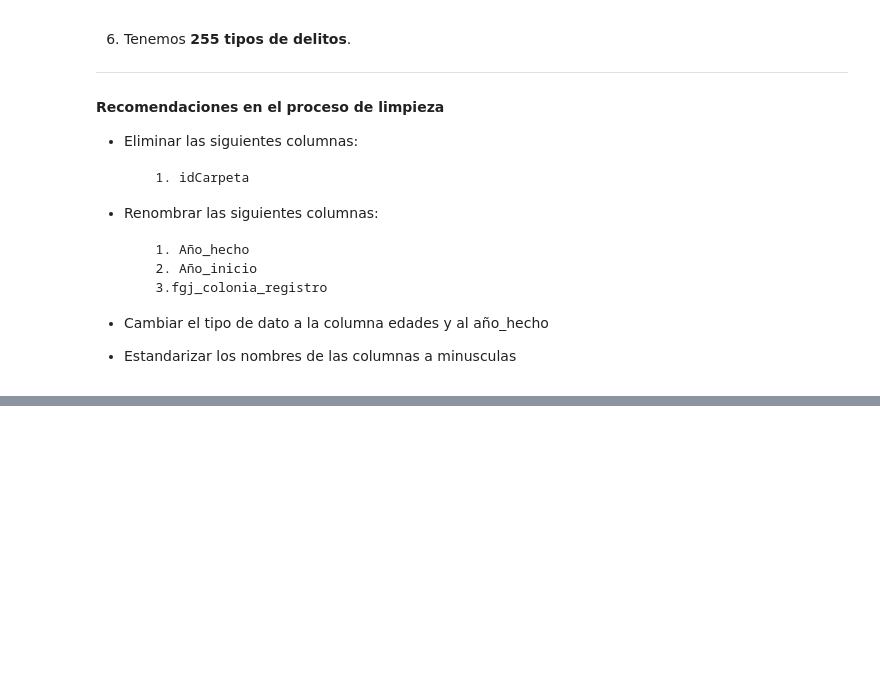
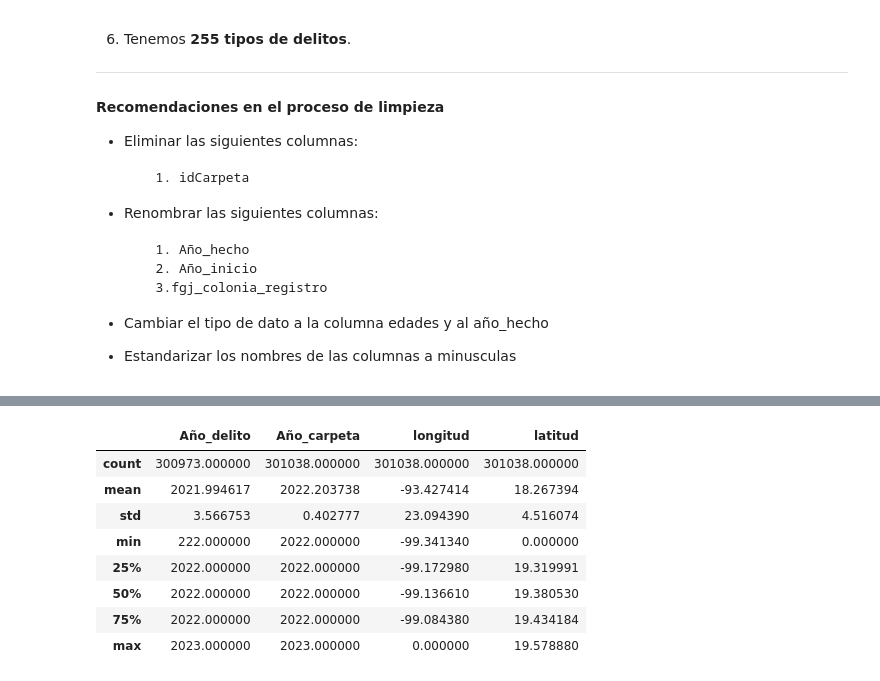
Before and after one commit to porto-o/analisis_carpetas_investigacion, a Jupyter notebook: analisis_2023.ipynb, the cells around one changed output, grey strips where cells are left out. Cells and saved outputs as stored; diff of their text form; code cells hidden in the pictures; blank space fills up the shorter version.

```diff
--- a/analisis_2023.ipynb
+++ b/analisis_2023.ipynb
@@ -162,0 +287,12 @@ array(['FUERO COMUN', 'HECHOS NO DELICTIVOS', 'INCOMPETENCIAS'],
+# %%
+df2223.describe()
+# %% [output]
+|  | Año_delito | Año_carpeta | longitud | latitud |
+| count | 300973.000000 | 301038.000000 | 301038.000000 | 301038.000000 |
+| mean | 2021.994617 | 2022.203738 | -93.427414 | 18.267394 |
+| std | 3.566753 | 0.402777 | 23.094390 | 4.516074 |
+| min | 222.000000 | 2022.000000 | -99.341340 | 0.000000 |
+| 25% | 2022.000000 | 2022.000000 | -99.172980 | 19.319991 |
+| 50% | 2022.000000 | 2022.000000 | -99.136610 | 19.380530 |
+| 75% | 2022.000000 | 2022.000000 | -99.084380 | 19.434184 |
+| max | 2023.000000 | 2023.000000 | 0.000000 | 19.578880 |
```
Also changed, not shown: parts of 17 cells of this notebook, 1 other file.
